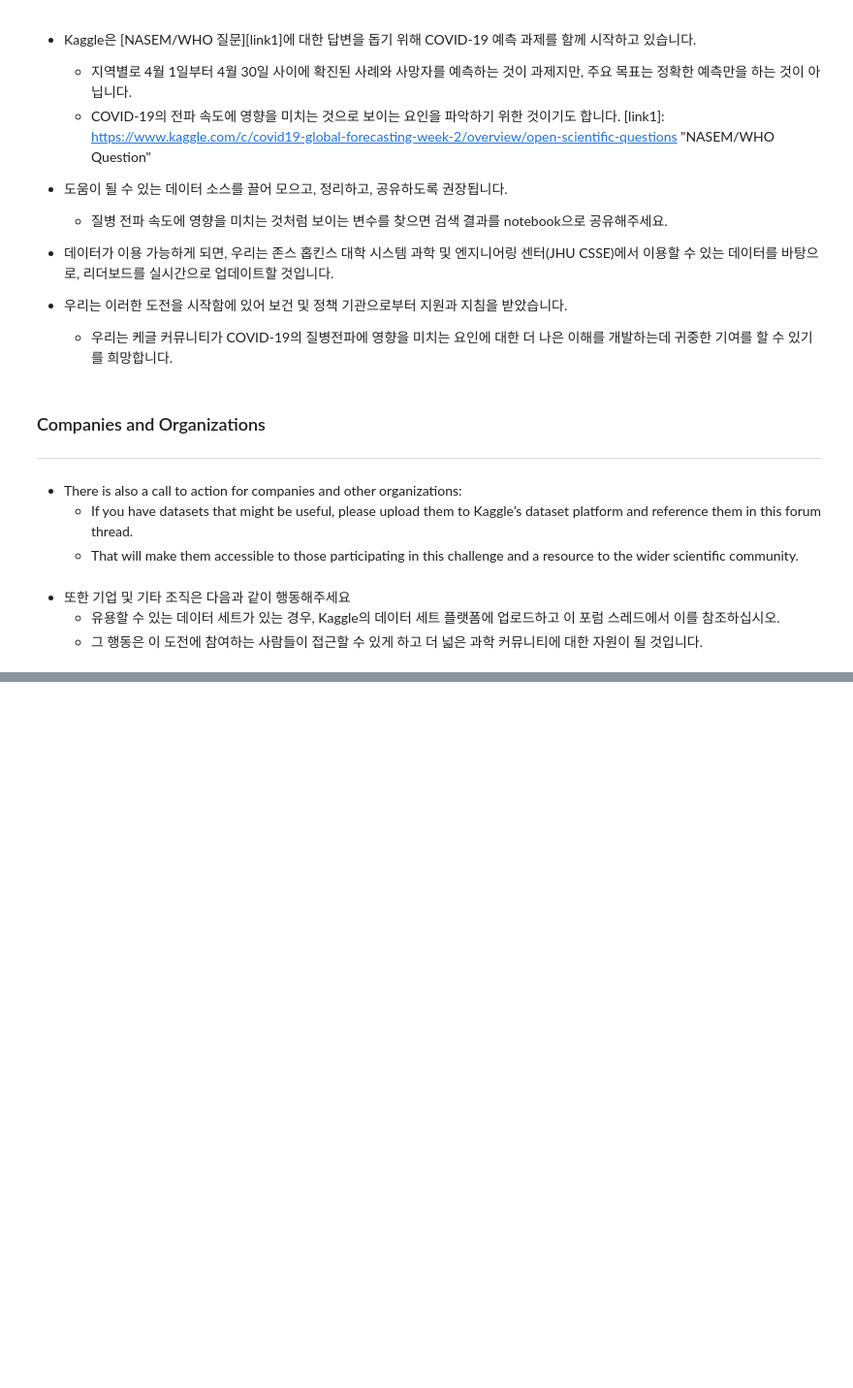
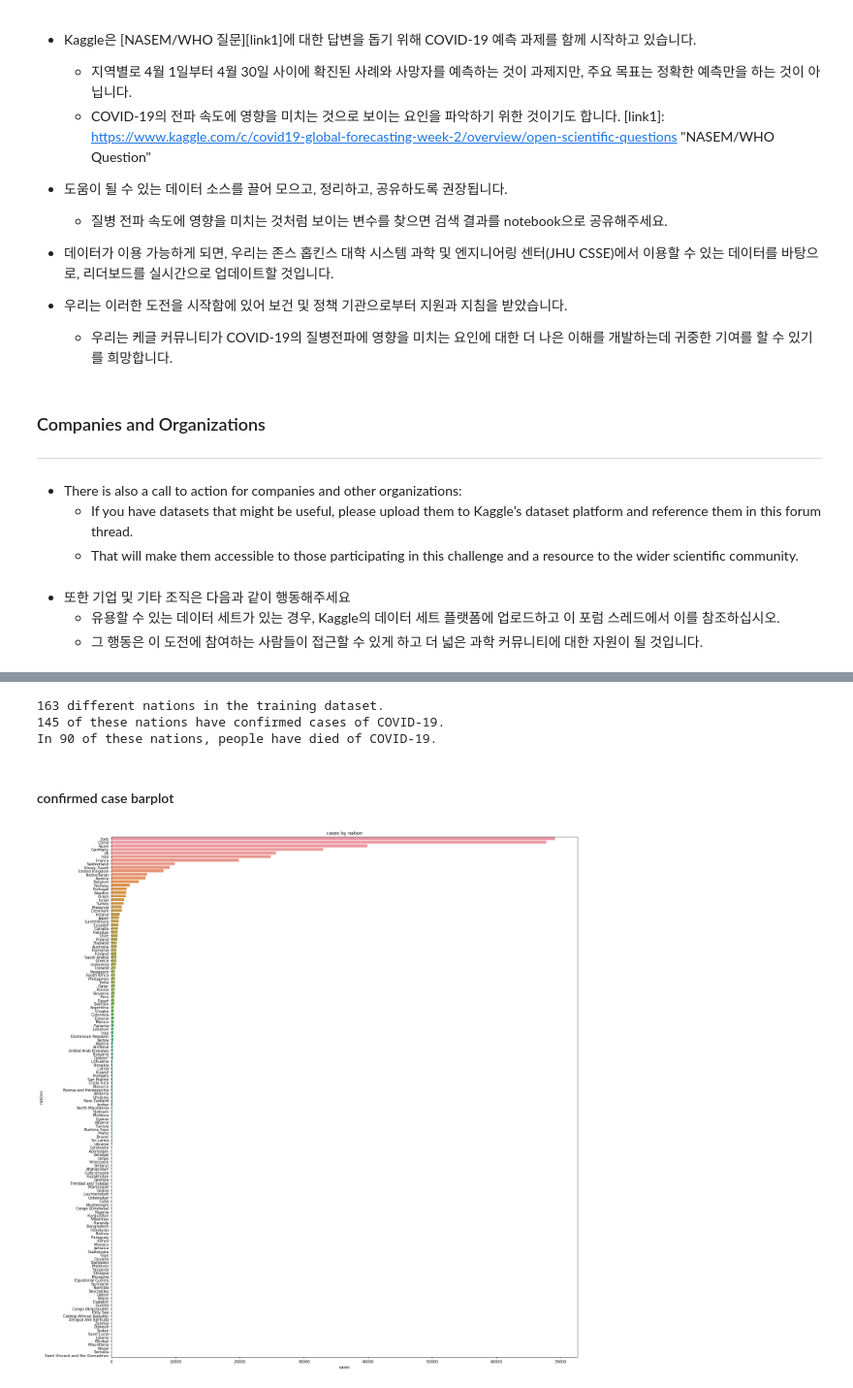
Before and after one commit to sdlee1026/machine, a Jupyter notebook: kaggle/COVID/0326.ipynb, the cells around one changed output, grey strips where cells are left out. Shown: that part at 97% size. Drawn from its saved outputs; the diff is of its cells as text; code cells hidden in the pictures; blank space fills up the shorter version.

```diff
--- a/kaggle/COVID/0326.ipynb
+++ b/kaggle/COVID/0326.ipynb
@@ -89,0 +191,30 @@ where:
+# %%
+x = len([nation for nation in train['Country/Region'].unique()])
+print('{} different nations in the training dataset.'.format(x))
+
+s = train.groupby('Country/Region').ConfirmedCases.max()
+nations_cases = [x for x in s.index if s[x]]
+print("{} of these nations have confirmed cases of COVID-19.".format(len(nations_cases)))
+
+s_2 = train.groupby('Country/Region').Fatalities.max()
+nations_deaths = [x for x in s_2.index if s_2[x]]
+print("In {} of these nations, people have died of COVID-19.".format(len(nations_deaths)))
+# %% [output]
+163 different nations in the training dataset.
+145 of these nations have confirmed cases of COVID-19.
+In 90 of these nations, people have died of COVID-19.
+# %% [markdown]
+#### confirmed case barplot
+# %%
+barplot_df = pd.DataFrame({
+    'nations': nations_cases,
+    'cases': [s[x] for x in s.index if s[x]]
+})
+
+plt.figure(figsize=(20, 20))
+sns.barplot(x="cases", y="nations", data=barplot_df.sort_values(by='cases', ascending=False))
+plt.title('cases by nation')
+plt.tight_layout()
+plt.show()
+# %% [output]
+[figure, added]
```
Also changed, not shown: parts of 14 cells of this notebook, 8 other files.
